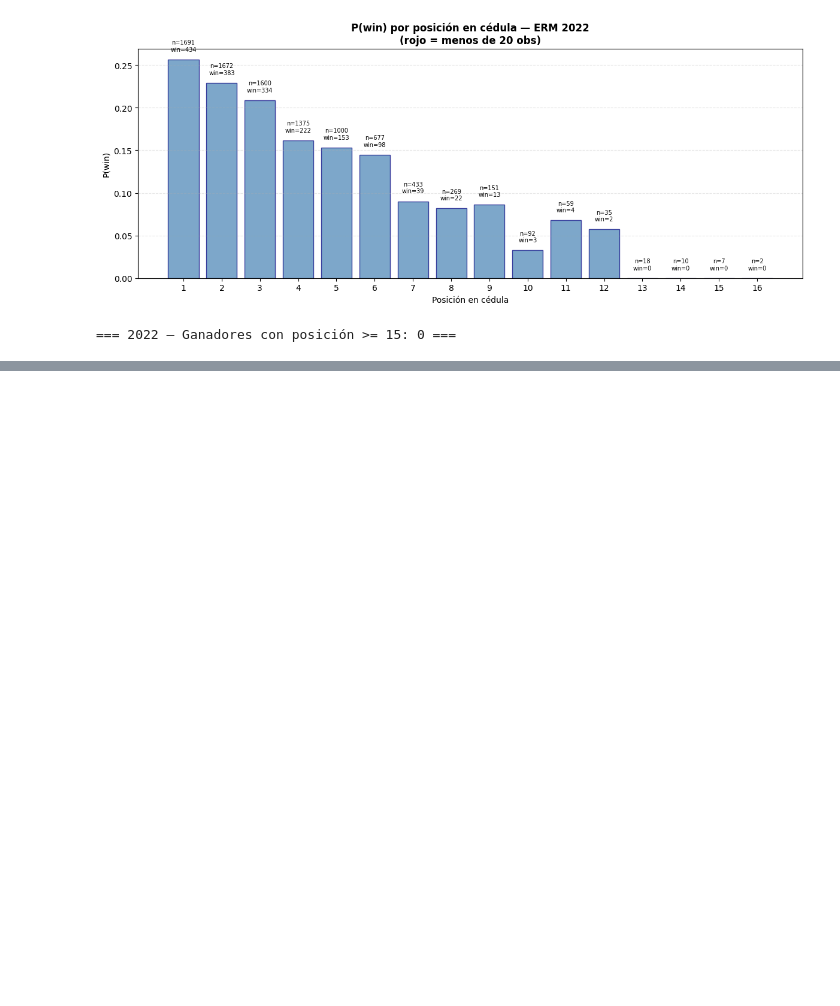
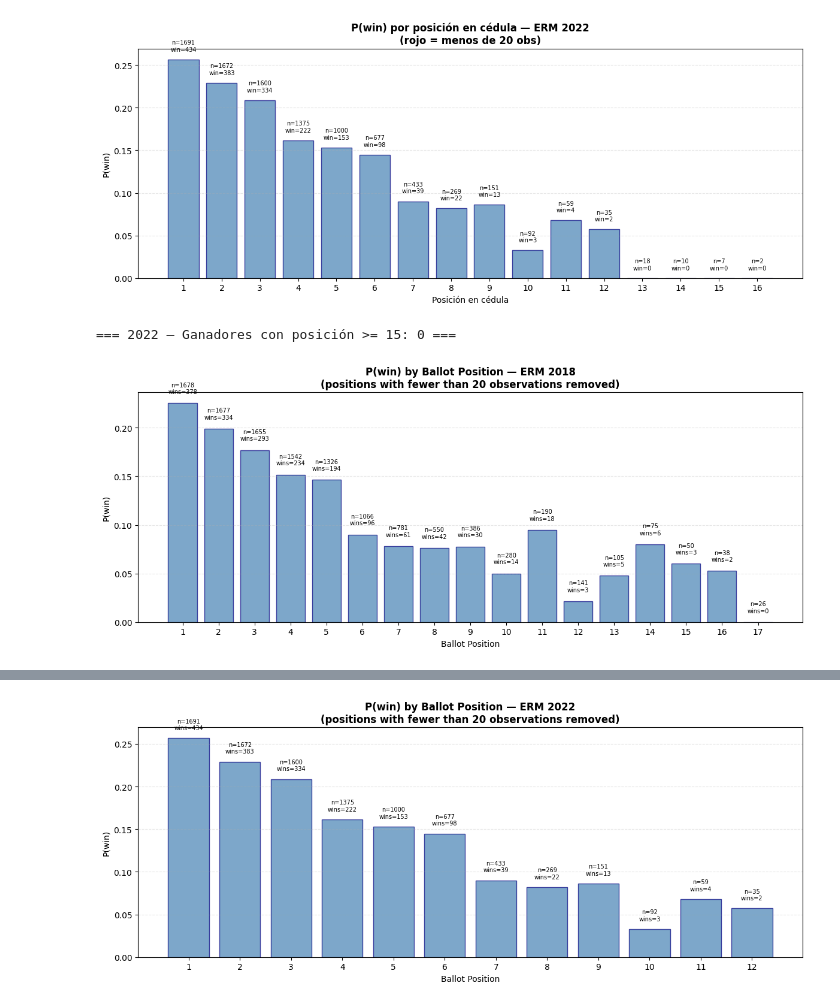
Before and after one commit to anzonyquispe/Forest_Peru, a Jupyter notebook: Scrapping/partidos_regionales/scraping/resultados_2006_2022.ipynb, the cells around one changed output, grey strips where cells are left out. Drawn from its saved outputs; the diff is of its cells as text; code cells hidden in the pictures; blank space fills up the shorter version.

```diff
--- a/Scrapping/partidos_regionales/scraping/resultados_2006_2022.ipynb
+++ b/Scrapping/partidos_regionales/scraping/resultados_2006_2022.ipynb
@@ -447,7 +612,7 @@ import numpy as np
 import matplotlib.pyplot as plt
 from pathlib import Path
 
-OUT_DIR = Path(r'C:\Users\Usuario\Documents\GitHub\Forest_Peru\Scrapping\partidos_regionales\scraping')
+OUT_DIR = Path(r'/Users/karlavega/Documents/GitHub/Forest_Peru/Scrapping/partidos_regionales/scraping')
 
 df = pd.read_csv(OUT_DIR / 'panel_distrital_2014.csv', encoding='utf-8-sig')
 
@@ -557,7 +811,7 @@ import pandas as pd
 import matplotlib.pyplot as plt
 from pathlib import Path
 
-BD_DIR = Path(r'C:\Users\Usuario\Documents\GitHub\Forest_Peru\Datos\BD')
+BD_DIR = Path(r'/Users/karlavega/Documents/GitHub/Forest_Peru/Dato/BD')
 
 df1822 = pd.read_csv(BD_DIR / 'base_distrital_2018_2022_con_candidatos.csv', low_memory=False)
 df1822['total_votos'] = pd.to_numeric(df1822['total_votos'], errors='coerce').fillna(0)
@@ -595,7 +849,7 @@ import numpy as np
 import matplotlib.pyplot as plt
 from pathlib import Path
 
-BD_DIR = Path(r'C:\Users\Usuario\Documents\GitHub\Forest_Peru\Datos\BD')
+BD_DIR = Path(r'/Users/karlavega/Documents/GitHub/Forest_Peru/Dato/BD')
 
 df1822 = pd.read_csv(BD_DIR / 'base_distrital_2018_2022_con_candidatos.csv', low_memory=False)
 df1822['total_votos'] = pd.to_numeric(df1822['total_votos'], errors='coerce').fillna(0)
@@ -657,3 +911,76 @@ Huánuco     1
 Name: count, dtype: int64
 [figure]
 === 2022 — Ganadores con posición >= 15: 0 ===
+# %%
+import pandas as pd
+import numpy as np
+import matplotlib.pyplot as plt
+from pathlib import Path
+
+BD_DIR = Path(r'/Users/karlavega/Documents/GitHub/Forest_Peru/Dato/BD')
+
+df1822 = pd.read_csv(BD_DIR / 'base_distrital_2018_2022_con_candidatos.csv', low_memory=False)
+
+df1822['total_votes'] = pd.to_numeric(df1822['total_votos'], errors='coerce').fillna(0)
+df1822['max_votes'] = df1822.groupby(['año', 'ubigeo'])['total_votes'].transform('max')
+df1822['winner'] = (df1822['total_votes'] == df1822['max_votes']).astype(int)
+
+for year in [2018, 2022]:
+    df = df1822[df1822['año'] == year].copy()
+    df = df.rename(columns={'orden_aparicion': 'ballot_position'})
+
+    # --- Aggregate by ballot position ---
+    prob = df.groupby('ballot_position')['winner'].agg(['mean', 'count', 'sum']).reset_index()
+    prob.columns = ['order', 'win_prob', 'n_obs', 'n_winners']
+
+    # --- Remove outliers: positions with fewer than 20 observations ---
+    prob_clean = prob[prob['n_obs'] >= 20].copy()
+
+    # --- Plot in English ---
+    fig, ax = plt.subplots(figsize=(12, 5))
+    ax.bar(
+        prob_clean['order'],
+        prob_clean['win_prob'],
+        color='steelblue',
+        edgecolor='navy',
+        alpha=0.7
+    )
+
+    for _, r in prob_clean.iterrows():
+        ax.annotate(
+            f'n={int(r["n_obs"])}\nwins={int(r["n_winners"])}',
+            (r['order'], r['win_prob'] + 0.01),
+            fontsize=7,
+            ha='center'
+        )
+
+    ax.set_title(
+        f'P(win) by Ballot Position — ERM {year}\n(positions with fewer than 20 observations removed)',
+        fontweight='bold'
+    )
+    ax.set_xlabel('Ballot Position')
+    ax.set_ylabel('P(win)')
+    ax.set_xticks(prob_clean['order'])
+    ax.grid(axis='y', linestyle='--', alpha=0.3)
+
+    plt.tight_layout()
+    plt.show()
+
+    # --- Winners in the tail (positions >= 15) ---
+    tail_winners = df[(df['ballot_position'] >= 15) & (df['winner'] == 1)].copy()
+
+    print(f'\n=== {year} — Winners with ballot position >= 15: {len(tail_winners)} ===')
+    if len(tail_winners) > 0:
+        print(
+            tail_winners[
+                ['ubigeo', 'region', 'distrito', 'organizacion_politica', 'total_votes', 'ballot_position']
+            ]
+            .sort_values('ballot_position')
+            .to_string(index=False)
+        )
+        print('\nPolitical party:')
+        print(tail_winners['organizacion_politica'].value_counts())
+        print('\nRegion:')
+        print(tail_winners['region'].value_counts())
+# %% [output]
+[figure, added]
@@ -659,0 +1004 @@ Name: count, dtype: int64
+[figure, added]
```
Also changed, not shown: parts of 14 cells of this notebook, 9 other files.
